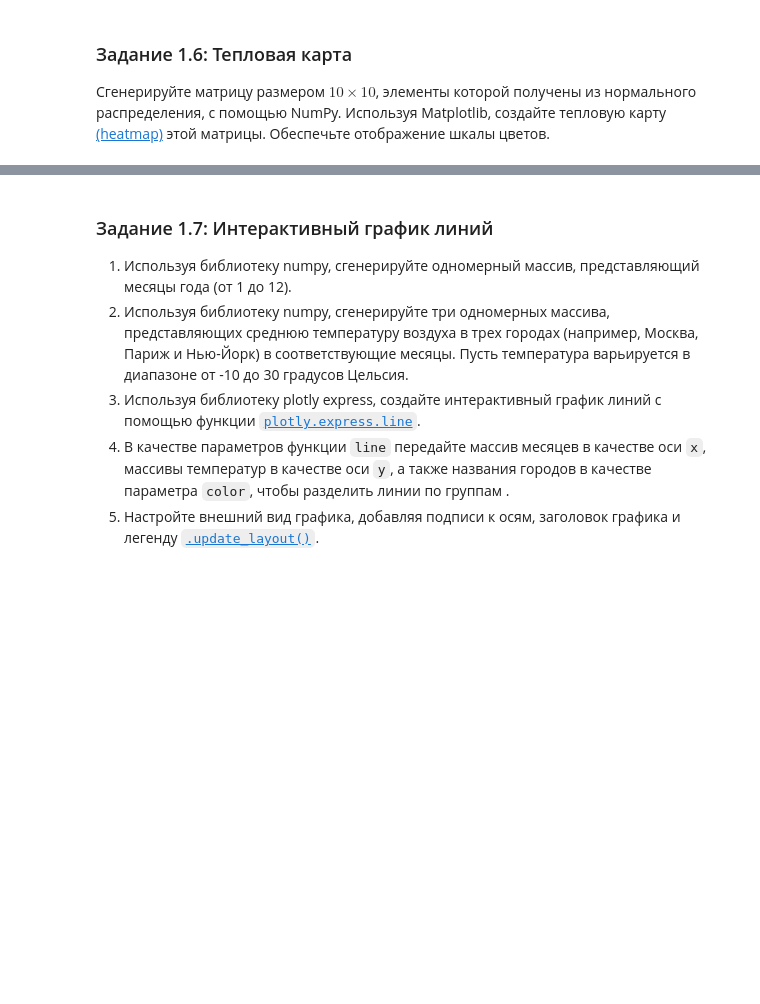
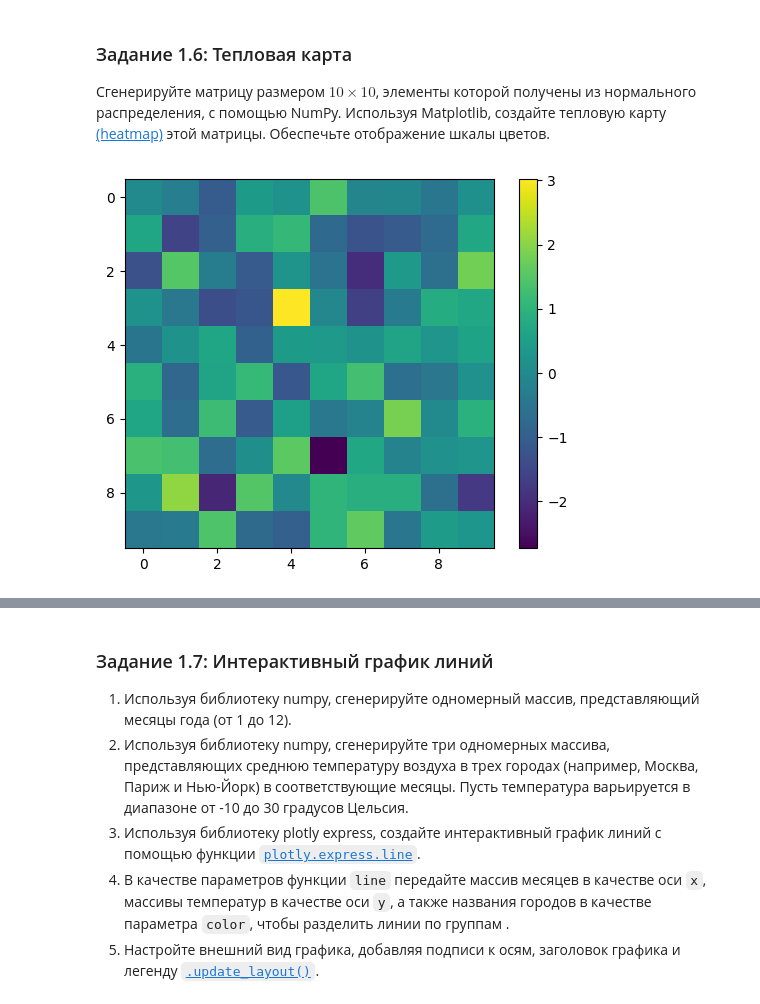
Before and after one commit to fruct49/ml_practice, a Jupyter notebook: "Практическая_работа_№3_Matplotlib_Plotly_ipynb".ipynb, the cells around one changed output, grey strips where cells are left out. Cells and saved outputs as stored; diff of their text form; code cells hidden in the pictures; blank space fills up the shorter version.

```diff
--- a/"Практическая_работа_№3_Matplotlib_Plotly_ipynb".ipynb
+++ b/"Практическая_работа_№3_Matplotlib_Plotly_ipynb".ipynb
@@ -96,3 +124,17 @@ plt.show()
+# %%
+import matplotlib.pyplot as plt
+import numpy as np
+
+matrix=np.random.normal(0, 1, (10, 10))
+
+plt.figure()
+plt.imshow(matrix)
+
+plt.colorbar()
+
+plt.show()
+# %% [output]
+[figure, added]
 # %% [markdown]
 ![image.png](embedded-picture-1)
 # %% [markdown]
```
Also changed, not shown: parts of 23 cells of this notebook.
